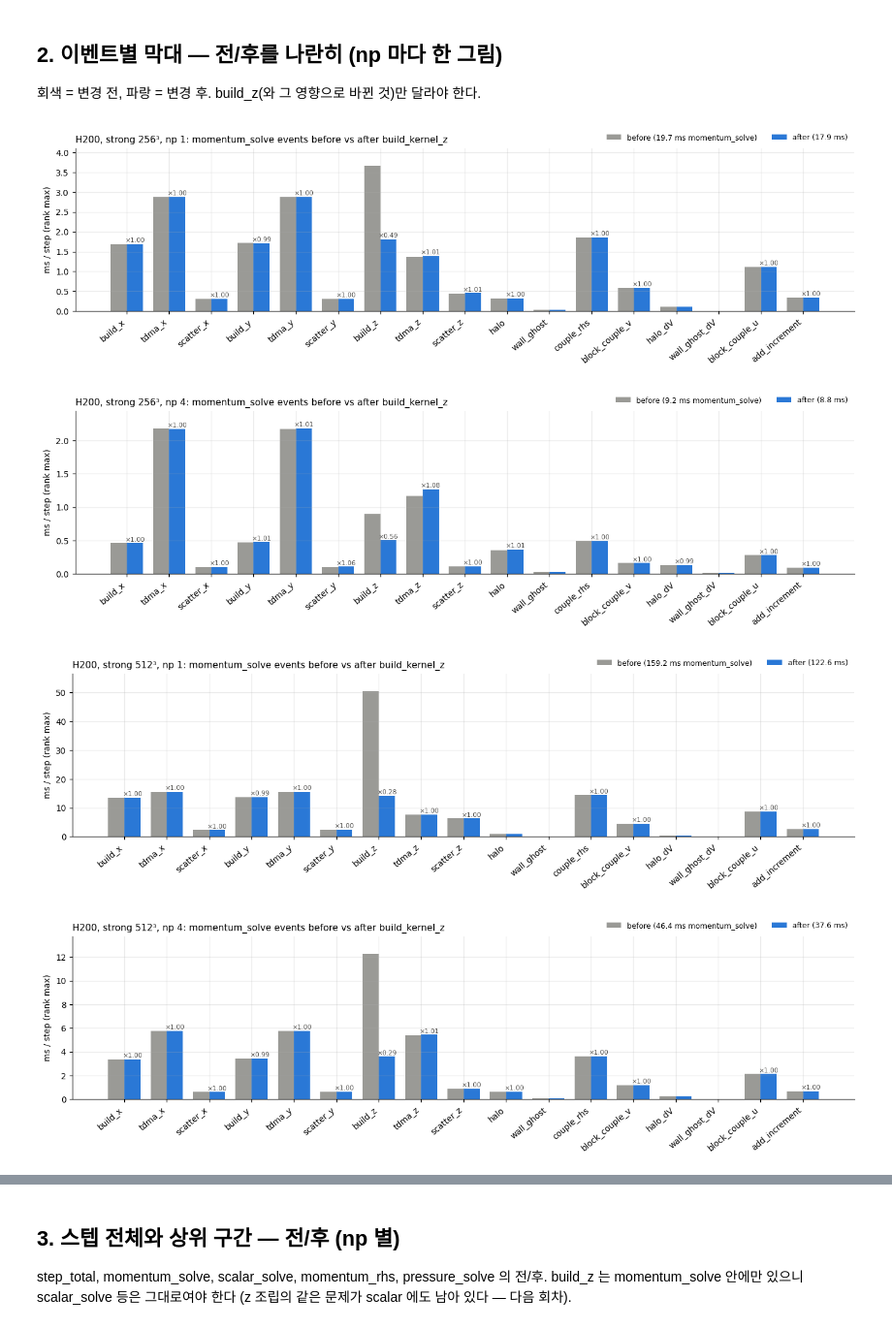
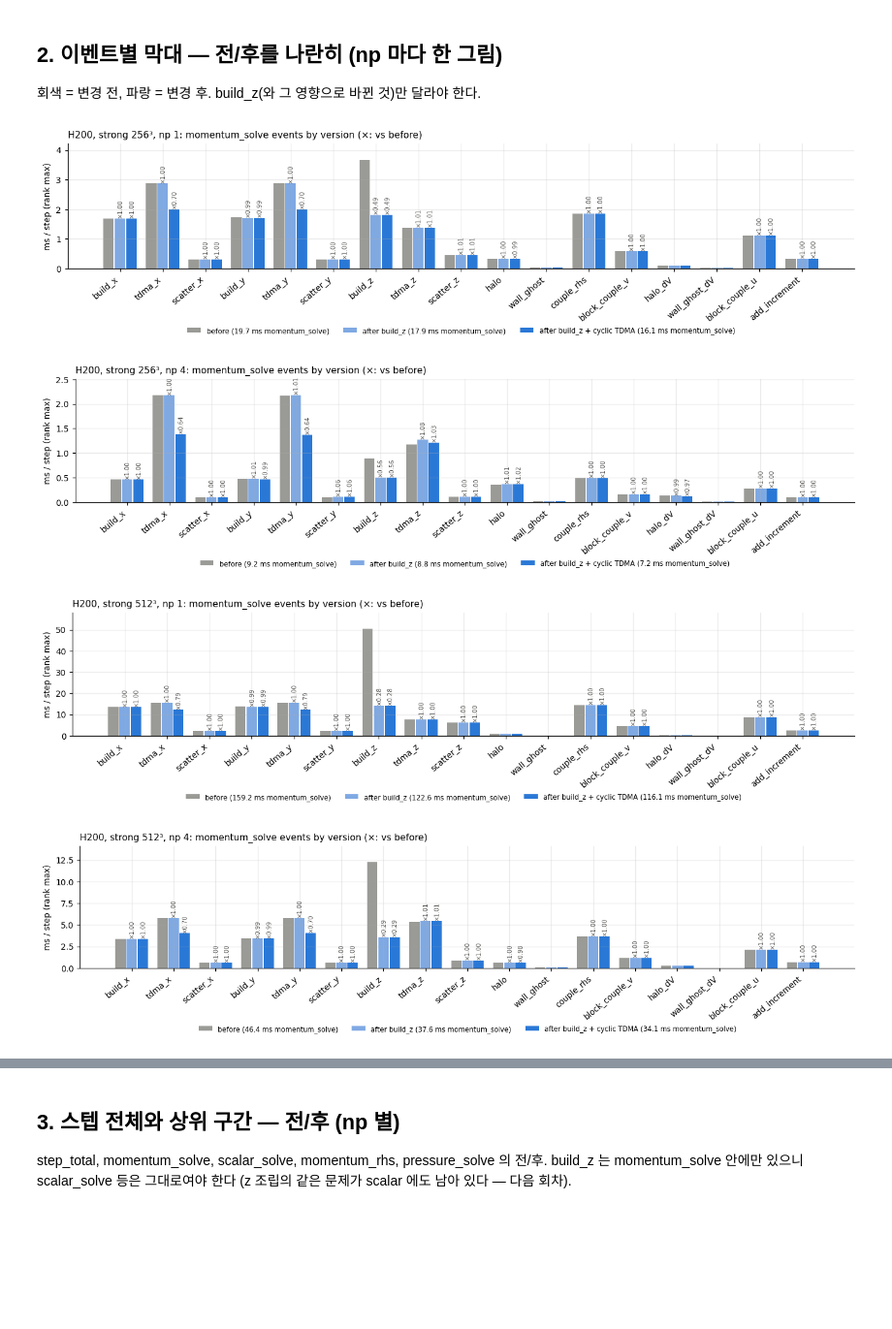
Before and after one commit to dontempty/MPM-STD_C, a Jupyter notebook: apps/rbc_nob/plot/momentum_opt_scalability.ipynb, the cells around one changed output, grey strips where cells are left out. Shown at 97% size. Drawn from its saved outputs; the diff is of its cells as text; code cells hidden in the pictures; blank space fills up the shorter version.

Commit message:
optimize tdma_cycl_many_kernel x, y

```diff
--- a/apps/rbc_nob/plot/momentum_opt_scalability.ipynb
+++ b/apps/rbc_nob/plot/momentum_opt_scalability.ipynb
@@ -26,8 +26,10 @@ plt.rcParams.update({"figure.dpi": 110, "font.size": 9, "legend.fontsize": 8, "a
 OUT_DIR = os.path.abspath(os.path.join(os.getcwd(), "..", "scalability", "out"))
 
 HW_NAME = {"h200": "H200", "a100": "A100", "v100": "V100"}
-VERSION = {"m": "before", "o": "after", "": "before"}          # 꼬리표 접미사 → 버전 (a100 = 전, a100o = 후)
-VER_COLOR = {"before": "#9a9a96", "after": "#2a78d6"}          # 전 = 회색(기준), 후 = 파랑
+VERSION = {"m": "before", "o": "after", "t": "after2", "": "before"}   # 꼬리표 접미사 → 버전
+VER_LABEL = {"before": "before", "after": "after build_z", "after2": "after build_z + cyclic TDMA"}
+VER_COLOR = {"before": "#9a9a96", "after": "#7fa9e3", "after2": "#2a78d6"}   # 전 = 회색, 후 = 파랑 명도 2단
+VERS = ["before", "after", "after2"]
 HW_COLOR = {"h200": "#2a78d6", "a100": "#eb6834", "v100": "#1baf7a"}
 COMPONENTS = ["dU", "dV", "dW"]
 EVENTS_PER_COMPONENT = ["build_x", "tdma_x", "scatter_x", "build_y", "tdma_y", "scatter_y",
@@ -105,14 +107,14 @@ def monitor_line(tag, name, step=200):
                     return line.rstrip()
     return None
 
-for hw, before, after in (("h200", "h200m", "h200o"), ("v100", "v100m", "v100o"), ("a100", "a100", "a100o")):
+for hw, before, after in (("h200", "h200m", "h200o"), ("v100", "v100m", "v100o"), ("h200", "h200m", "h200t"), ("v100", "v100m", "v100t")):
     for name in ("scal_strong_256_np1", "scal_strong_256_np4", "scal_strong_512_np1"):
         b, a = monitor_line(before, name), monitor_line(after, name)
         if b is None or a is None:
             continue
         cols = lambda line: line.split()[1:3] + line.split()[4:13]   # max|div|(리덕션 순서 잡음, 1e-15 자리)·sec/step 열 제외
         same = cols(b) == cols(a)
-        print(f"[{HW_NAME[hw]}] {name}: {'SAME' if same else 'DIFFERENT'}")
+        print(f"[{HW_NAME[hw]}] {before} vs {after} {name}: {'SAME' if same else 'DIFFERENT'}")
         if not same:
             print("  before:", b); print("  after: ", a)
 # %% [output]
@@ -127,31 +134,36 @@ for hw, before, after in (("h200", "h200m", "h200o"), ("v100", "v100m", "v100o")
 회색 = 변경 전, 파랑 = 변경 후. build_z(와 그 영향으로 바뀐 것)만 달라야 한다.
 # %%
 def plot_before_after_events(mode, hw, n, np_):
-    kb, ka = (hw, "before", mode, n, np_), (hw, "after", mode, n, np_)
-    if kb not in cases or ka not in cases:
+    vers = [v for v in VERS if (hw, v, mode, n, np_) in cases]
+    if len(vers) < 2:
         return
     fig, ax = plt.subplots(figsize=(12.5, 3.8))
-    xs = np.arange(len(EVENTS)); w = 0.38
-    vb = np.array([event_time(cases[kb], e) for e in EVENTS]); va = np.array([event_time(cases[ka], e) for e in EVENTS])
-    ax.bar(xs - w / 2, vb, w, color=VER_COLOR["before"], label=f"before ({cases[kb]['momentum_solve']:.1f} ms momentum_solve)")
-    ax.bar(xs + w / 2, va, w, color=VER_COLOR["after"], label=f"after ({cases[ka]['momentum_solve']:.1f} ms)")
-    for x, b, a in zip(xs, vb, va):
-        if b > 0.03 * vb.max():
-            ax.annotate(f"×{a / b:.2f}", (x + w / 2, a), xytext=(0, 2), textcoords="offset points", ha="center", fontsize=7, color="#52514e")
+    xs = np.arange(len(EVENTS)); w = 0.8 / len(vers)
+    vb = np.array([event_time(cases[(hw, vers[0], mode, n, np_)], e) for e in EVENTS])
+    vmax = vb.max()
+    for j, ver in enumerate(vers):
+        k = (hw, ver, mode, n, np_)
+        vals = np.array([event_time(cases[k], e) for e in EVENTS]); vmax = max(vmax, vals.max())
+        pos = xs - 0.4 + w * (j + 0.5)
+        ax.bar(pos, vals, w * 0.92, color=VER_COLOR[ver], label=f"{VER_LABEL[ver]} ({cases[k]['momentum_solve']:.1f} ms momentum_solve)")
+        if j > 0:
+            for x, b, a in zip(pos, vb, vals):
+                if b > 0.03 * vb.max():
+                    ax.annotate(f"×{a / b:.2f}", (x, a), xytext=(0, 2), textcoords="offset points", ha="center", fontsize=6.5, color="#52514e", rotation=90)
     ax.set_xticks(xs); ax.set_xticklabels(EVENTS, rotation=40, ha="right"); ax.set_ylabel("ms / step (rank max)")
-    ax.set_title(f"{HW_NAME[hw]}, {mode} {n}³, np {np_}: momentum_solve events before vs after build_kernel_z", fontsize=10, loc="left")
-    ax.set_ylim(0, max(vb.max(), va.max()) * 1.12)
-    ax.legend(frameon=False, loc="lower right", bbox_to_anchor=(1.0, 1.0), ncol=2)
+    ax.set_title(f"{HW_NAME[hw]}, {mode} {n}³, np {np_}: momentum_solve events by version (×: vs before)", fontsize=10, loc="left")
+    ax.set_ylim(0, vmax * 1.15)
+    ax.legend(frameon=False, loc="upper center", bbox_to_anchor=(0.5, -0.42), ncol=3, fontsize=7.5)   # 축 아래 — 제목과 안 겹친다
     plt.tight_layout()
 
 for hw in ("h200", "a100", "v100"):
     for mode in ("strong", "weak"):
         for n in (256, 512):
             for np_ in (1, 4, 8):
                 plot_before_after_events(mode, hw, n, np_)
 plt.show()
 # %% [output]
-[figure, old version]
+[figure, new version]
-[figure, old version]
+[figure, new version]
-[figure, old version]
+[figure, new version]
-[figure, old version]
+[figure, new version]
```
Also changed, not shown: parts of 8 cells of this notebook, 3 other files.
